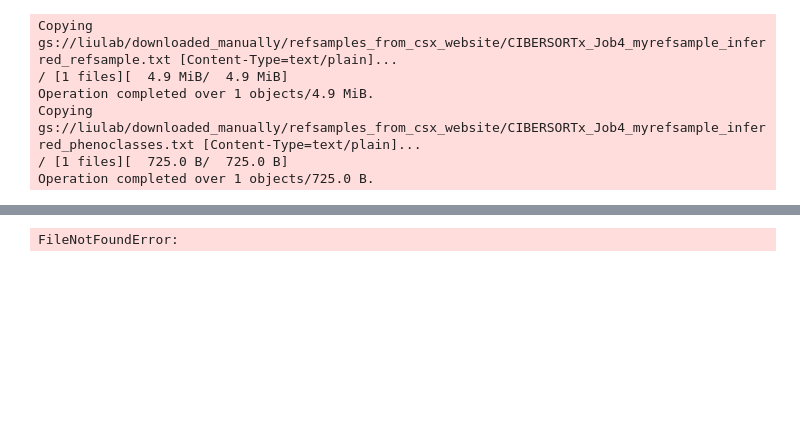
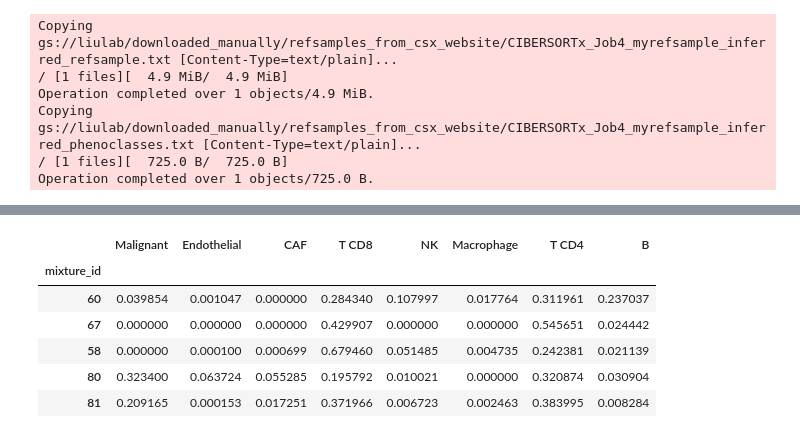
Before and after one commit to davidliu-lab/deconv, a Jupyter notebook: experiments/3 - run csx with inferred_refsample from website.ipynb, the cells around one changed output, grey strips where cells are left out. Cells and saved outputs as stored; diff of their text form; code cells hidden in the pictures; blank space fills up the shorter version.

```diff
--- a/experiments/3 - run csx with inferred_refsample from website.ipynb
+++ b/experiments/3 - run csx with inferred_refsample from website.ipynb
@@ -125,12 +155,18 @@ ERROR: Could not read /src/outdir//CIBERSORTx_Mixtures_Adjusted.txt
 # %%
 fractions_csx = pd.read_csv(
-    os.path.join(experiment_uri, "CIBERSORTx_Adjusted.txt"),
+    os.path.join(experiment_uri, "CIBERSORTx_Results.txt"),
     sep="\t",
     index_col=0
 ).rename_axis(index="mixture_id").rename(columns=weird_to_nice).iloc[:, :-3]
 
 fractions_csx.sample(5)
 # %% [output]
-FileNotFoundError:
+|  | Malignant | Endothelial | CAF | T CD8 | NK | Macrophage | T CD4 | B |
+| mixture_id |  |  |  |  |  |  |  |  |
+| 60 | 0.039854 | 0.001047 | 0.000000 | 0.284340 | 0.107997 | 0.017764 | 0.311961 | 0.237037 |
+| 67 | 0.000000 | 0.000000 | 0.000000 | 0.429907 | 0.000000 | 0.000000 | 0.545651 | 0.024442 |
+| 58 | 0.000000 | 0.000100 | 0.000699 | 0.679460 | 0.051485 | 0.004735 | 0.242381 | 0.021139 |
+| 80 | 0.323400 | 0.063724 | 0.055285 | 0.195792 | 0.010021 | 0.000000 | 0.320874 | 0.030904 |
+| 81 | 0.209165 | 0.000153 | 0.017251 | 0.371966 | 0.006723 | 0.002463 | 0.383995 | 0.008284 |
 # %%
 signature_matrix = pd.read_csv(
```
Also changed, not shown: parts of 12 cells of this notebook.
